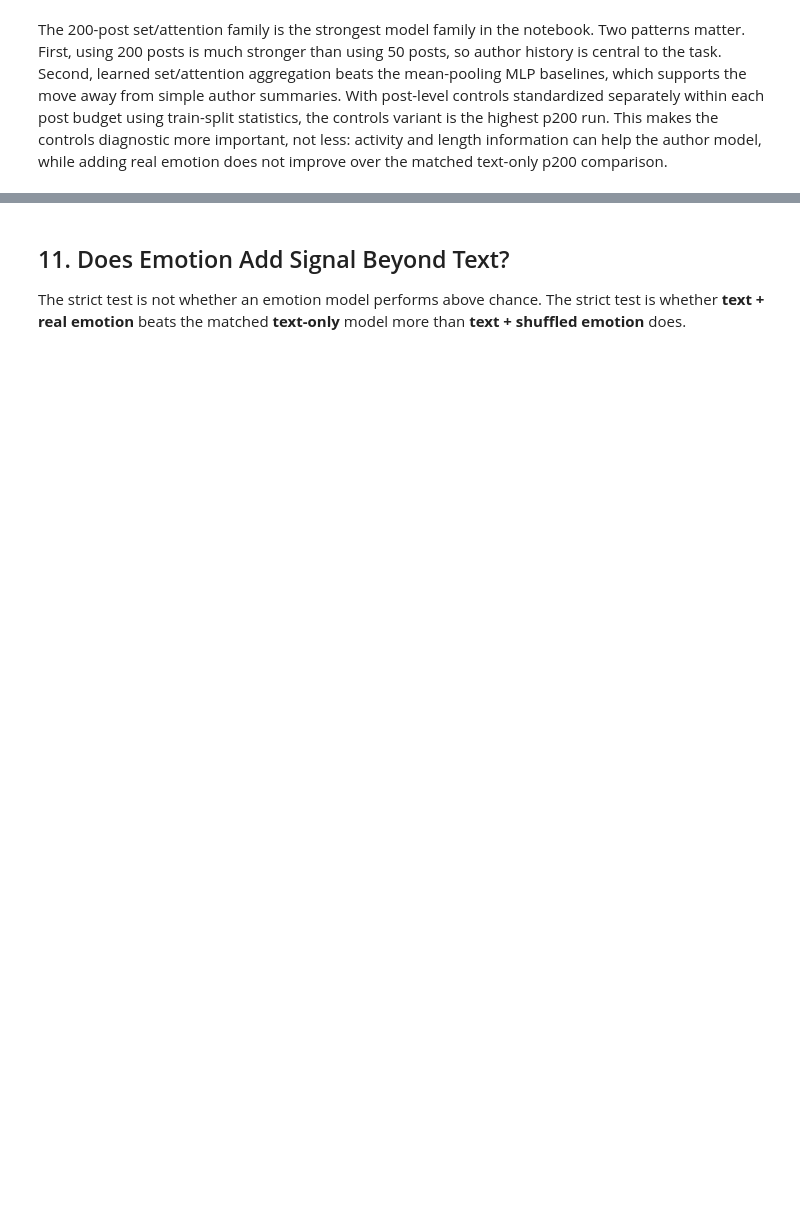
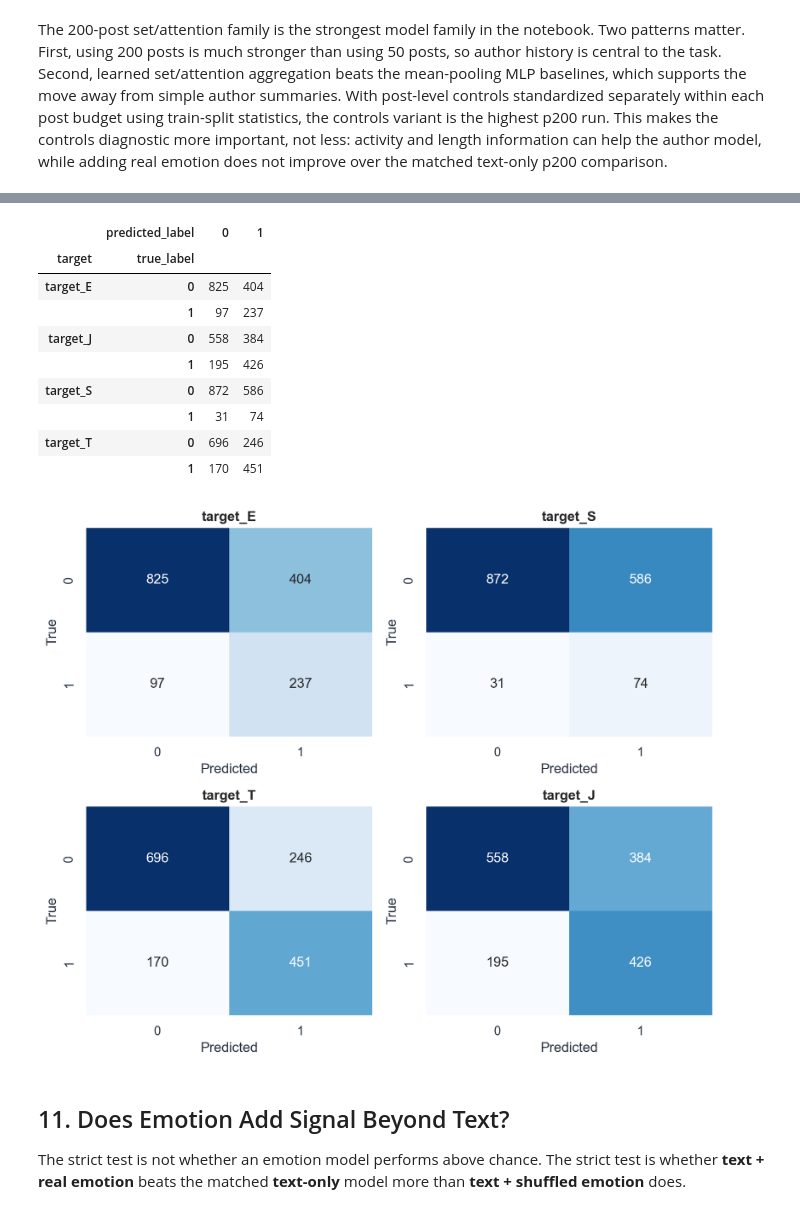
Before and after one commit to zih428/ac209b-emotion-mbti-final-project, a Jupyter notebook: milestones/ms4_final_modeling_deliverables/code/cs1090b_ms4_main_group66.ipynb, the cells around one changed output, grey strips where cells are left out. Drawn from its saved outputs; the diff is of its cells as text; code cells hidden in the pictures; blank space fills up the shorter version.

```diff
--- a/milestones/ms4_final_modeling_deliverables/code/cs1090b_ms4_main_group66.ipynb
+++ b/milestones/ms4_final_modeling_deliverables/code/cs1090b_ms4_main_group66.ipynb
@@ -317,3 +321,24 @@ The 200-post set/attention family is the strongest model family in the notebook.
+# %%
+set_attention_confusions = pd.read_csv(REPORT_RESULTS_DIR / "set_attention_p200_confusion_matrices.csv")
+display(set_attention_confusions.pivot_table(
+    index=["target", "true_label"],
+    columns="predicted_label",
+    values="count",
+    aggfunc="sum",
+).fillna(0).astype(int))
+show_png("fig_set_attention_p200_confusion_matrices.png")
+# %% [output]
+|  | predicted_label | 0 | 1 |
+| target | true_label |  |  |
+| target_E | 0 | 825 | 404 |
+|  | 1 | 97 | 237 |
+| target_J | 0 | 558 | 384 |
+|  | 1 | 195 | 426 |
+| target_S | 0 | 872 | 586 |
+|  | 1 | 31 | 74 |
+| target_T | 0 | 696 | 246 |
+|  | 1 | 170 | 451 |
+[figure, added]
 # %% [markdown]
 ## 11. Does Emotion Add Signal Beyond Text?
 
```
Also changed, not shown: parts of 9 cells of this notebook, 20 other files.
